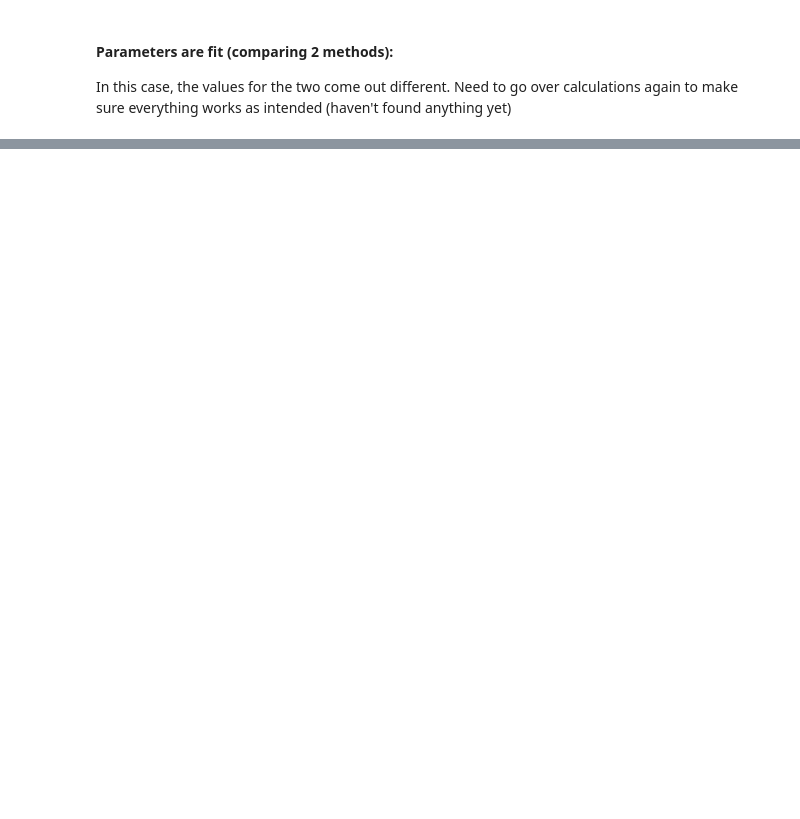
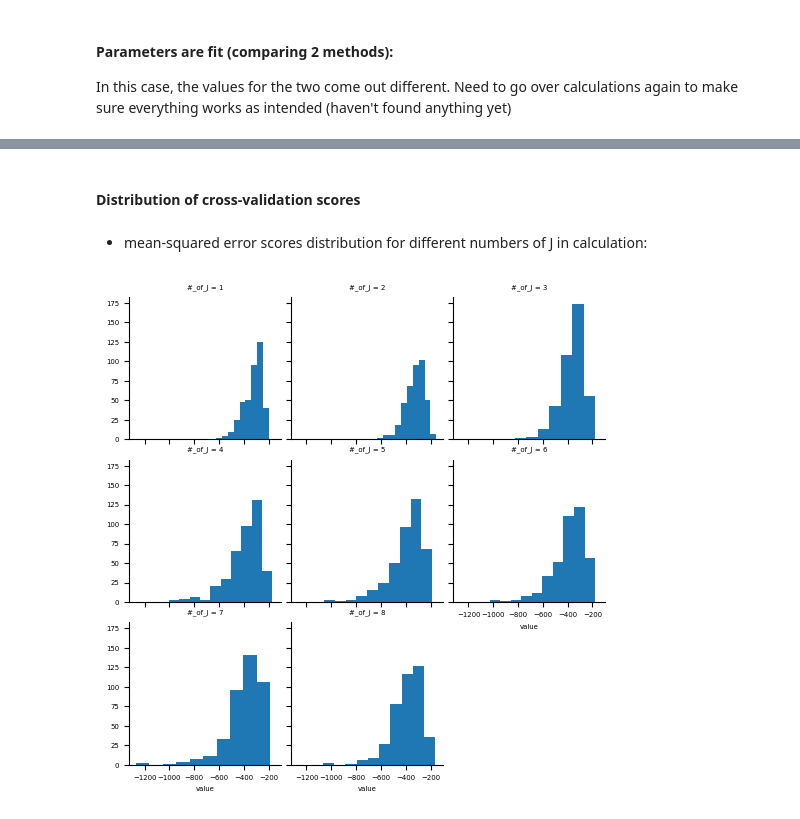
Before and after one commit to Mason-DataMaterials/spyns, a Jupyter notebook: MnAu2/MnAu2_Neighbor_Selection.ipynb, the cells around one changed output, grey strips where cells are left out. Saved outputs shown, nothing was run; the diff lists cells and outputs as text; code cells hidden in the pictures; blank space fills up the shorter version.

```diff
--- a/MnAu2/MnAu2_Neighbor_Selection.ipynb
+++ b/MnAu2/MnAu2_Neighbor_Selection.ipynb
@@ -374,0 +478,3 @@ dtype: float64
+# %%
+n_par_scores = pd.DataFrame(scores)
+n_par_scores[["n", "mse_mean", "mse_sd", "r**2_mean", "r**2_sd"]]
@@ -374,0 +491,47 @@ dtype: float64
+# %% [markdown]
+#### Distribution of cross-validation scores
+# %%
+cv_scores_dist = pd.concat([
+          pd.DataFrame(n_par_scores["mse_trace"].tolist())\
+          .assign(n=range(1, 9), score = "mse") \
+          .melt(id_vars=["n", "score"],
+                value_vars=list(range(400)), var_name="cv_run", value_name="value")\
+          .sort_values(["score", "n", "cv_run"]) \
+          .reset_index(drop=True),
+          pd.DataFrame(n_par_scores["r**2_trace"].tolist())\
+          .assign(n=range(1, 9), score = "r**2") \
+          .melt(id_vars=["n", "score"],
+                value_vars=list(range(400)), var_name="cv_run", value_name="value")\
+          .sort_values(["score", "n", "cv_run"]) \
+          .reset_index(drop=True)
+])
+
+mse_scores_dist = cv_scores_dist \
+    .query("score == 'mse' ") \
+    .loc[:, ["n", "value"]] \
+    .rename(columns={"n": "#_of_J"}) \
+    .reset_index(drop=True)
+
+r2_scores_dist = cv_scores_dist \
+    .query("score == 'r**2'") \
+    .loc[:, ["n", "value"]] \
+    .rename(columns={"n": "#_of_J"}) \
+    .reset_index(drop=True)
+
+#mse_bin= np.linspace(mse_scores_dist.value.min(), mse_scores_dist.value.max(), 20)
+#r2_bin = np.linspace(r2_scores_dist.value.min(), r2_scores_dist.value.max(), 20)
+# %% [markdown]
+ - mean-squared error scores distribution for different numbers of J in calculation:
+# %%
+g = sns.FacetGrid(mse_scores_dist,
+                   col = "#_of_J",
+                   col_wrap=3,
+                   sharex=True,
+                   sharey=True
+                  )
+g.map(plt.hist, "value")
+
+g.fig.set_dpi(100)
+g.fig.set_size_inches(5, 5);
+# %% [output]
+[figure, added]
```
Also changed, not shown: parts of 25 cells of this notebook, 1 other file.
